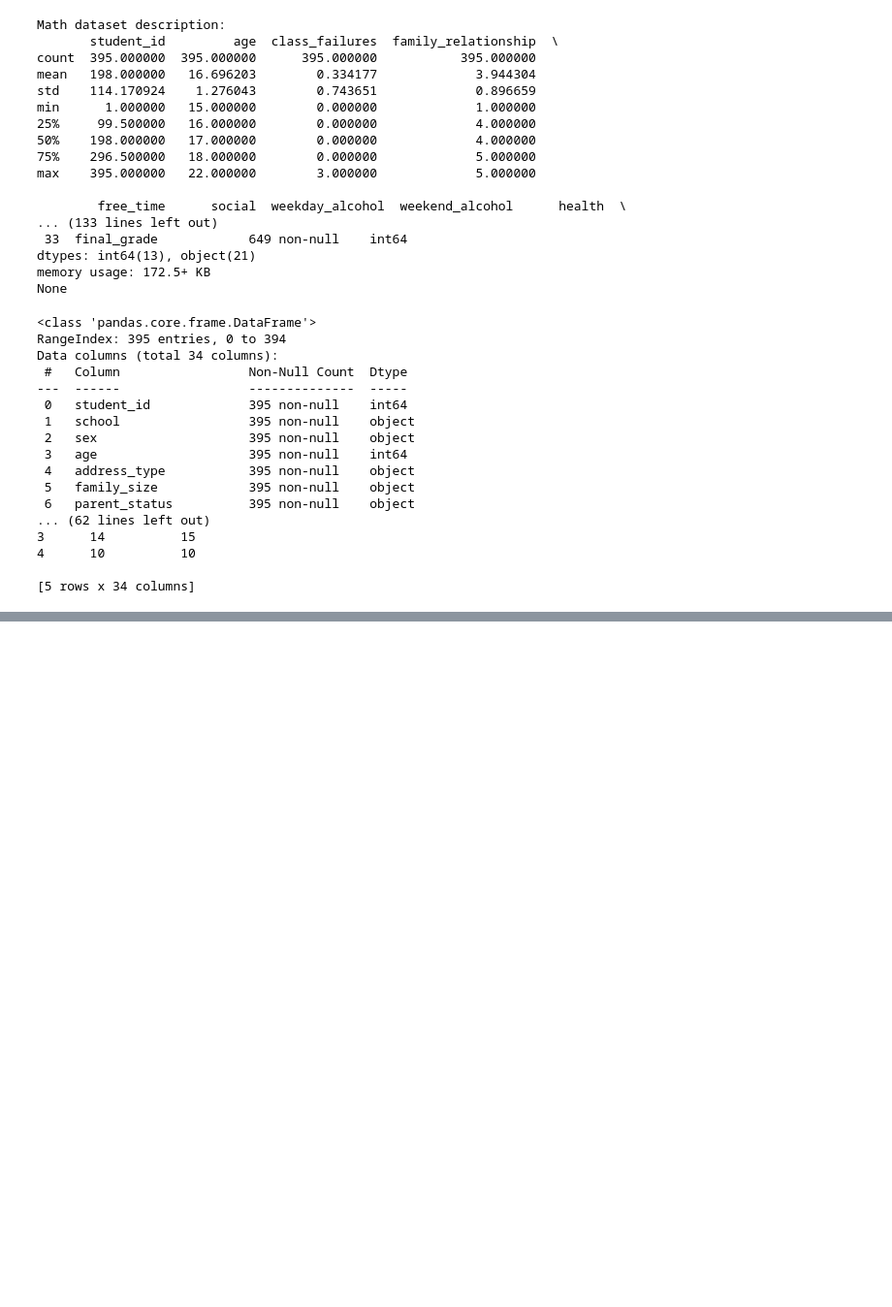
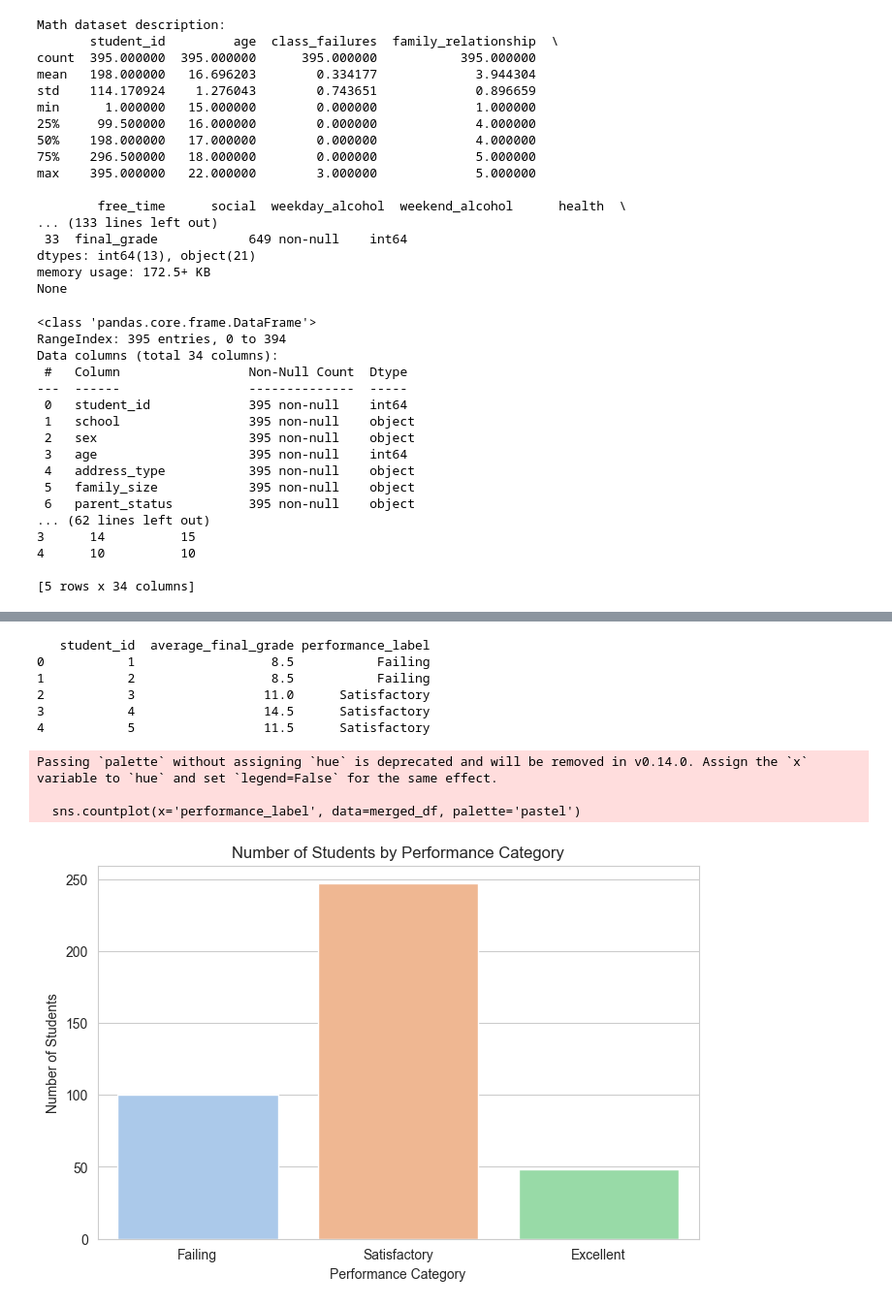
Before and after one commit to elaktif/student-performance-analysis, a Jupyter notebook: student_analysis.ipynb.ipynb, the cells around one changed output, grey strips where cells are left out. Shown at 97% size. Saved outputs shown, nothing was run; the diff lists cells and outputs as text; code cells hidden in the pictures; blank space fills up the shorter version.

```diff
--- a/student_analysis.ipynb.ipynb
+++ b/student_analysis.ipynb.ipynb
@@ -92,0 +168,52 @@ Data columns (total 34 columns):
+# %%
+merged_df['average_final_grade'] = (
+    merged_df[['final_grade_math', 'final_grade_por']].mean(axis=1)
+)
+# %%
+merged_df['performance_label'] = merged_df['average_final_grade'].apply(classify_performance)
+# %%
+# 1. Create average_final_grade column
+merged_df['average_final_grade'] = (
+    merged_df[['final_grade_math', 'final_grade_por']].mean(axis=1)
+)
+
+# 2. Define the classification function
+def classify_performance(grade: float) -> str:
+    if grade >= 15:
+        return "Excellent"
+    elif grade >= 10:
+        return "Satisfactory"
+    else:
+        return "Failing"
+
+# 3. Apply the function to create performance_label column
+merged_df['performance_label'] = merged_df['average_final_grade'].apply(classify_performance)
+
+# 4. Display the result
+print(merged_df[['student_id', 'average_final_grade', 'performance_label']].head())
+# %% [output]
+   student_id  average_final_grade performance_label
+0           1                  8.5           Failing
+1           2                  8.5           Failing
+2           3                 11.0      Satisfactory
+3           4                 14.5      Satisfactory
+4           5                 11.5      Satisfactory
+# %%
+import matplotlib.pyplot as plt
+import seaborn as sns
+
+# Set a clean style
+sns.set_style("whitegrid")
+
+# Bar plot
+plt.figure(figsize=(8, 5))
+sns.countplot(x='performance_label', data=merged_df, palette='pastel')
+plt.title('Number of Students by Performance Category')
+plt.xlabel('Performance Category')
+plt.ylabel('Number of Students')
+plt.show()
+# %% [output]
+Passing `palette` without assigning `hue` is deprecated and will be removed in v0.14.0. Assign the `x` variable to `hue` and set `legend=False` for the same effect.
+
+  sns.countplot(x='performance_label', data=merged_df, palette='pastel')
+[figure, added]
```
Also changed, not shown: parts of 11 cells of this notebook, 6 other files.
